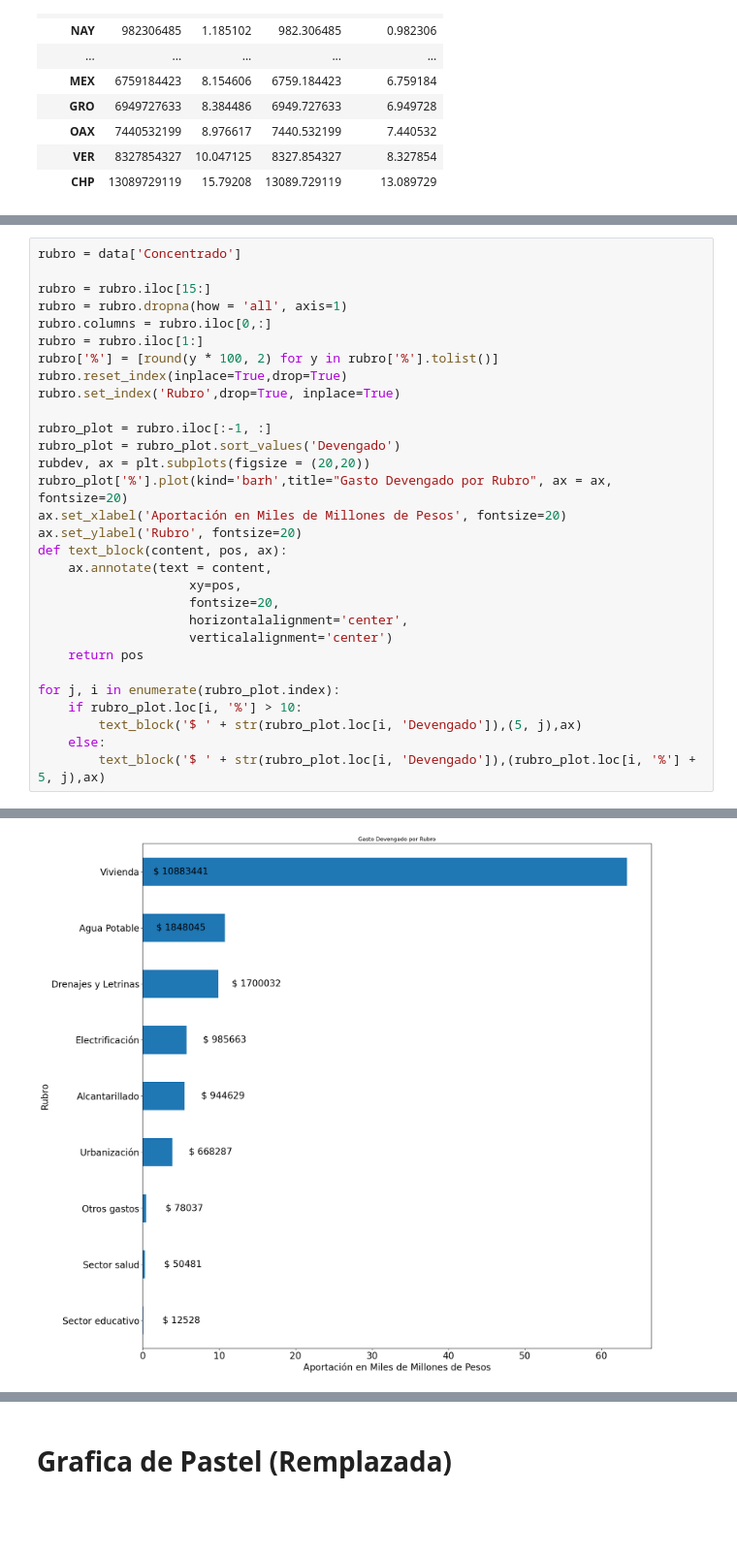
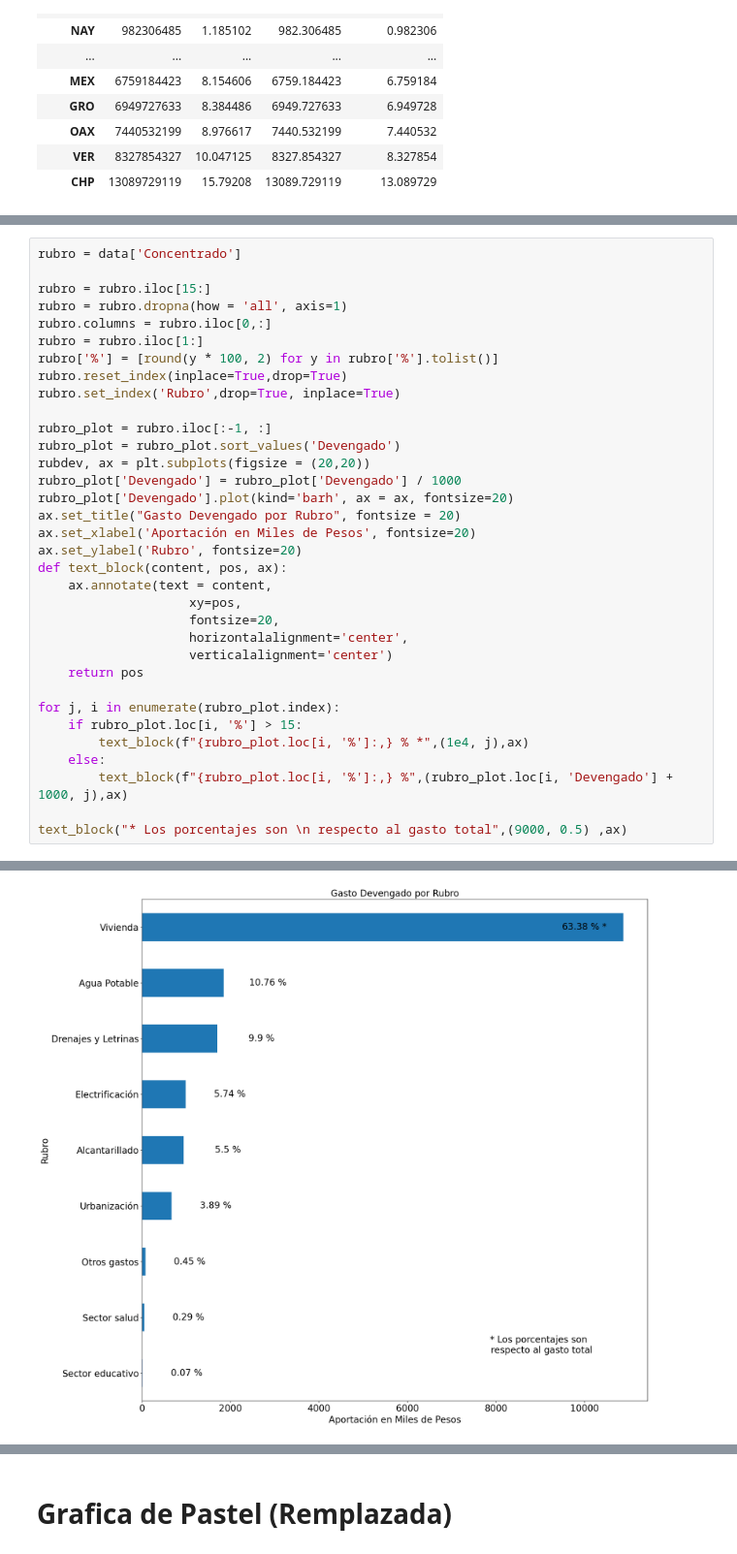
Before and after one commit to Dust1920/SIM26, a Jupyter notebook: transform/articulo_revista.ipynb, the cells around one changed output, grey strips where cells are left out. Shown at 97% size. Cells and saved outputs as stored; diff of their text form; blank space fills up the shorter version.

```diff
--- a/transform/articulo_revista.ipynb
+++ b/transform/articulo_revista.ipynb
@@ -323,8 +322,10 @@ rubro.set_index('Rubro',drop=True, inplace=True)
 rubro_plot = rubro.iloc[:-1, :]
 rubro_plot = rubro_plot.sort_values('Devengado')
 rubdev, ax = plt.subplots(figsize = (20,20))
-rubro_plot['%'].plot(kind='barh',title="Gasto Devengado por Rubro", ax = ax, fontsize=20)
-ax.set_xlabel('Aportación en Miles de Millones de Pesos', fontsize=20)
+rubro_plot['Devengado'] = rubro_plot['Devengado'] / 1000
+rubro_plot['Devengado'].plot(kind='barh', ax = ax, fontsize=20)
+ax.set_title("Gasto Devengado por Rubro", fontsize = 20)
+ax.set_xlabel('Aportación en Miles de Pesos', fontsize=20)
 ax.set_ylabel('Rubro', fontsize=20)
 def text_block(content, pos, ax):
     ax.annotate(text = content,
@@ -335,8 +336,10 @@ def text_block(content, pos, ax):
     return pos
 
 for j, i in enumerate(rubro_plot.index):
-    if rubro_plot.loc[i, '%'] > 10:
-        text_block('$ ' + str(rubro_plot.loc[i, 'Devengado']),(5, j),ax)
+    if rubro_plot.loc[i, '%'] > 15:
+        text_block(f"{rubro_plot.loc[i, '%']:,} % *",(1e4, j),ax)
     else:
-        text_block('$ ' + str(rubro_plot.loc[i, 'Devengado']),(rubro_plot.loc[i, '%'] + 5, j),ax)
+        text_block(f"{rubro_plot.loc[i, '%']:,} %",(rubro_plot.loc[i, 'Devengado'] + 1000, j),ax)
+
+text_block("* Los porcentajes son \n respecto al gasto total",(9000, 0.5) ,ax)
 # %% [output]
@@ -343 +347 @@ for j, i in enumerate(rubro_plot.index):
-[figure, old version]
+[figure, new version]
```
Also changed, not shown: parts of 6 cells of this notebook, 12 other files.
